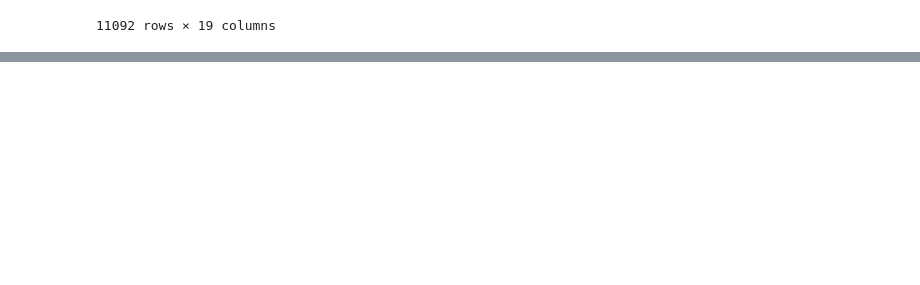
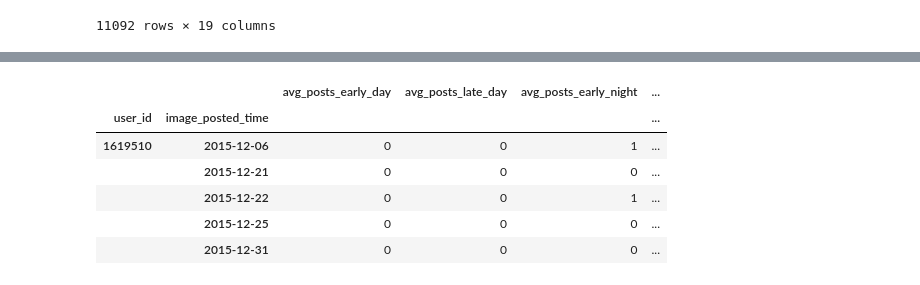
Before and after one commit to JeroenSchmidt/UvA-DSF-group, a Jupyter notebook: uc2/exploration_notebooks/jeroen/cleaning.ipynb, the cells around one changed output, grey strips where cells are left out. Saved outputs shown, nothing was run; the diff lists cells and outputs as text; code cells hidden in the pictures; blank space fills up the shorter version.

```diff
--- a/uc2/exploration_notebooks/jeroen/cleaning.ipynb
+++ b/uc2/exploration_notebooks/jeroen/cleaning.ipynb
@@ -175,0 +254,10 @@ load.load_image_data()
+# %%
+xx.head().drop("user_id",axis=1)
+# %% [output]
+|  |  | avg_posts_early_day | avg_posts_late_day | avg_posts_early_night | ... |
+| user_id | image_posted_time |  |  |  | ... |
+| 1619510 | 2015-12-06 | 0 | 0 | 1 | ... |
+|  | 2015-12-21 | 0 | 0 | 0 | ... |
+|  | 2015-12-22 | 0 | 0 | 1 | ... |
+|  | 2015-12-25 | 0 | 0 | 0 | ... |
+|  | 2015-12-31 | 0 | 0 | 0 | ... |
```
Also changed, not shown: parts of 8 cells of this notebook, 2 other files.
